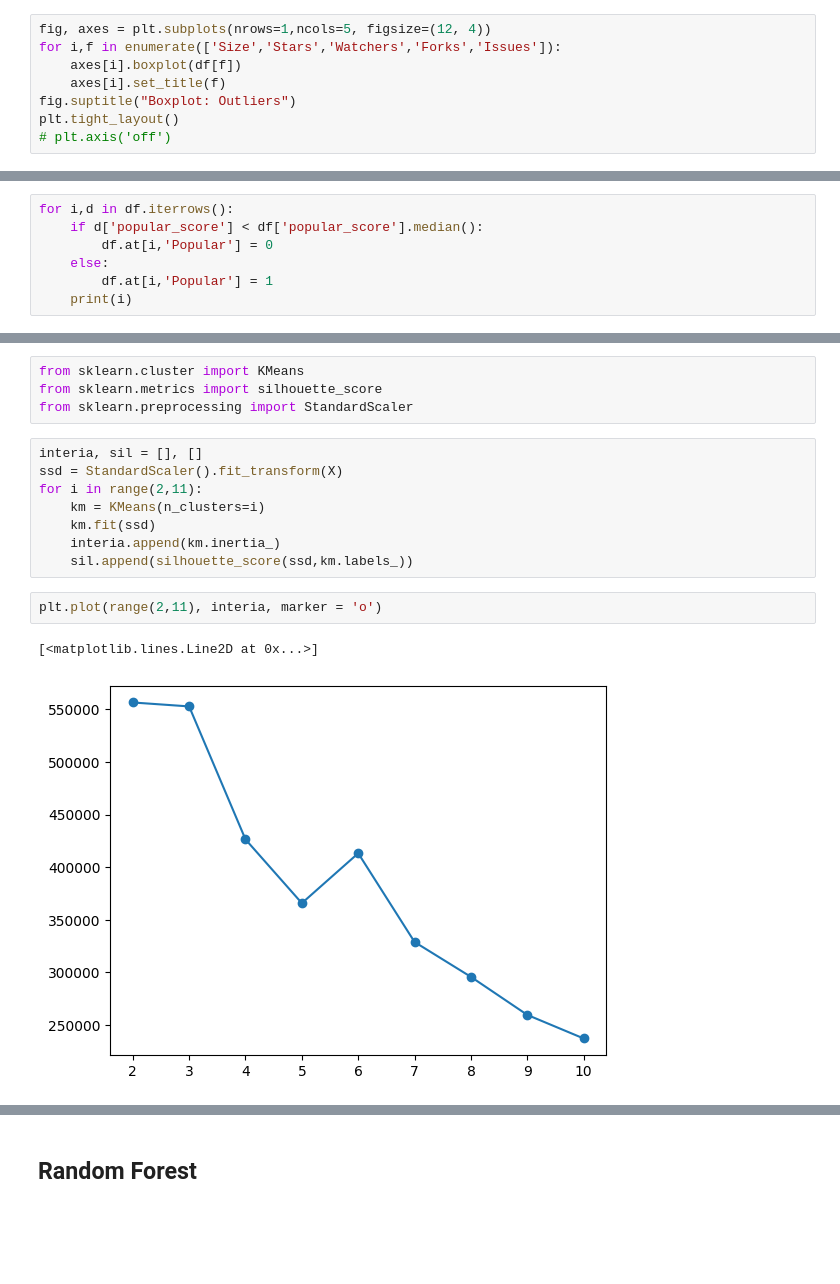
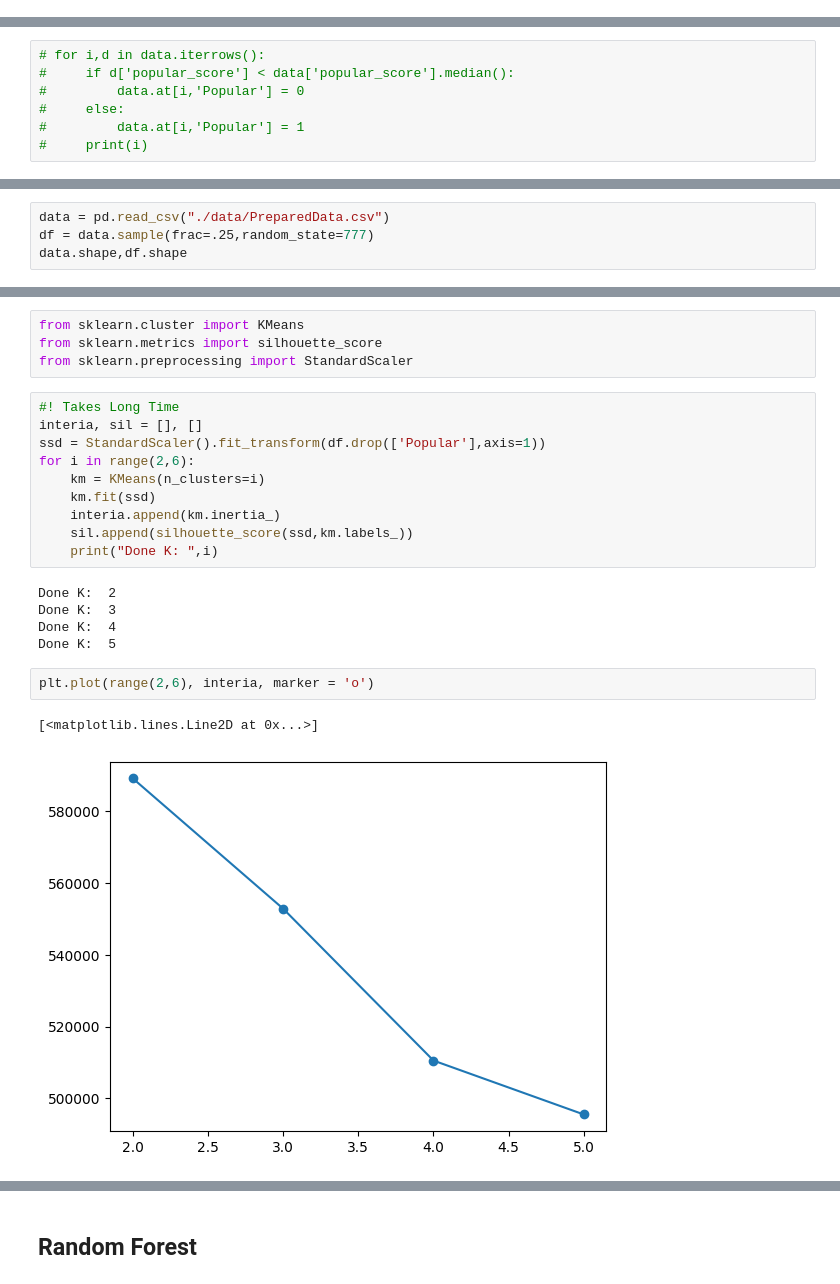
Before and after one commit to Axis-Uz/GitRepo-Analysis, a Jupyter notebook: Modeling.ipynb, the cells around one changed output, grey strips where cells are left out. Drawn from its saved outputs; the diff is of its cells as text; blank space fills up the shorter version.

```diff
--- a/Modeling.ipynb
+++ b/Modeling.ipynb
@@ -63,8 +19,0 @@ df.shape
-# %%
-fig, axes = plt.subplots(nrows=1,ncols=5, figsize=(12, 4))
-for i,f in enumerate(['Size','Stars','Watchers','Forks','Issues']):
-    axes[i].boxplot(df[f])
-    axes[i].set_title(f)
-fig.suptitle("Boxplot: Outliers")
-plt.tight_layout()
-# plt.axis('off')
@@ -171,7 +83,7 @@ sns.displot(data=df,x='popular_score',kind='kde')
 # %%
-for i,d in df.iterrows():
-    if d['popular_score'] < df['popular_score'].median():
-        df.at[i,'Popular'] = 0
-    else:
-        df.at[i,'Popular'] = 1
-    print(i)
+# for i,d in data.iterrows():
+#     if d['popular_score'] < data['popular_score'].median():
+#         data.at[i,'Popular'] = 0
+#     else:
+#         data.at[i,'Popular'] = 1
+#     print(i)
@@ -196,0 +106,4 @@ px.imshow(
+# %%
+data = pd.read_csv("./data/PreparedData.csv")
+df = data.sample(frac=.25,random_state=777)
+data.shape,df.shape
@@ -199,16 +138,23 @@ from sklearn.cluster import KMeans
 from sklearn.metrics import silhouette_score
 from sklearn.preprocessing import StandardScaler
 # %%
+#! Takes Long Time
 interia, sil = [], []
-ssd = StandardScaler().fit_transform(X)
-for i in range(2,11):
+ssd = StandardScaler().fit_transform(df.drop(['Popular'],axis=1))
+for i in range(2,6):
     km = KMeans(n_clusters=i)
     km.fit(ssd)
     interia.append(km.inertia_)
     sil.append(silhouette_score(ssd,km.labels_))
+    print("Done K: ",i)
+# %% [output]
+Done K:  2
+Done K:  3
+Done K:  4
+Done K:  5
 # %%
-plt.plot(range(2,11), interia, marker = 'o')
+plt.plot(range(2,6), interia, marker = 'o')
 # %% [output]
 [<matplotlib.lines.Line2D at 0x...>]
-[figure, old version]
+[figure, new version]
 # %%
```
Also changed, not shown: parts of 66 cells of this notebook, 7 other files.
